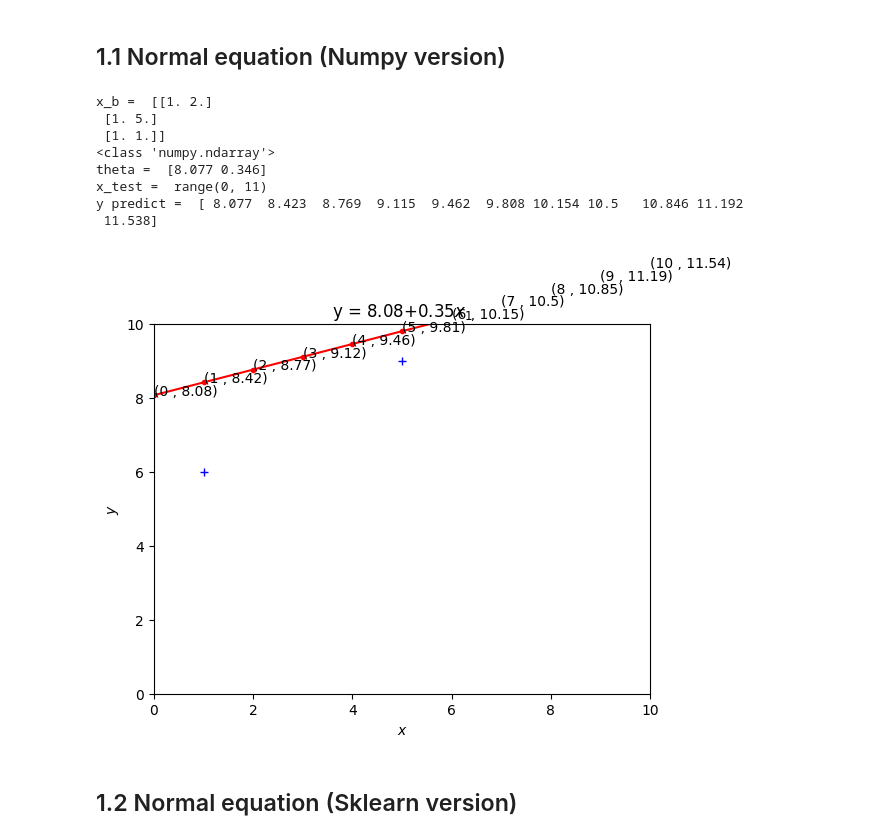
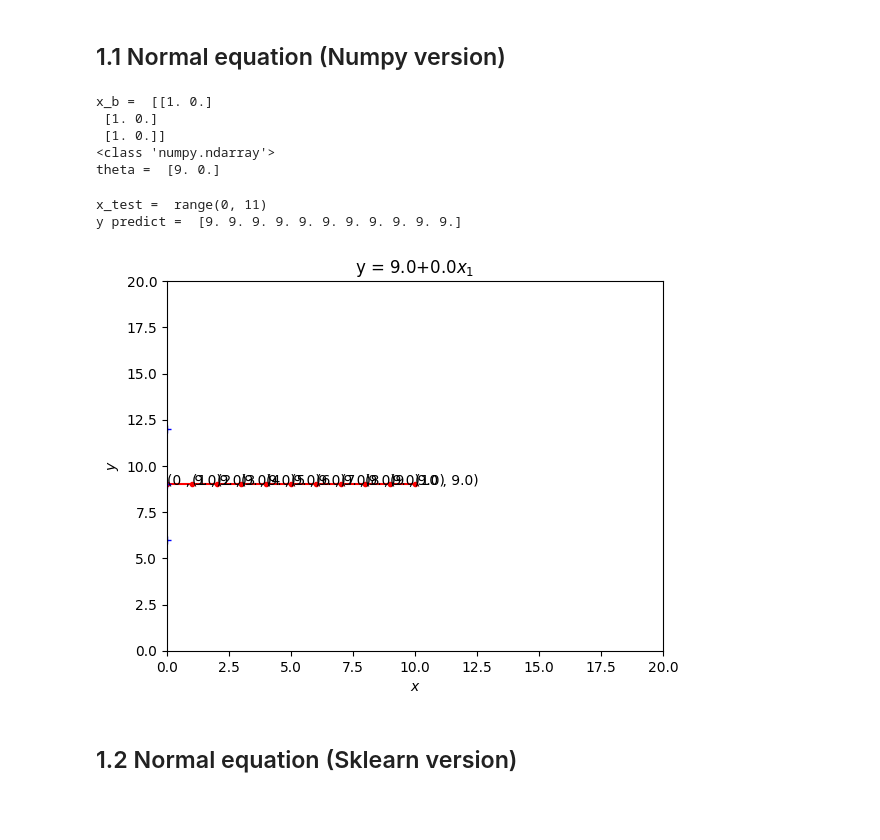
Before and after one commit to ekaratnida/Applied-machine-learning, a Jupyter notebook: Week02-LR/Lab2.ipynb, the cells around one changed output. Saved outputs shown, nothing was run; the diff lists cells and outputs as text; code cells hidden in the pictures; blank space fills up the shorter version.

```diff
--- a/Week02-LR/Lab2.ipynb
+++ b/Week02-LR/Lab2.ipynb
@@ -2,47 +2,47 @@
 <a href="https://colab.research.google.com/github/ekaratnida/Applied-machine-learning/blob/master/Week02-LR/Lab2.ipynb" target="_parent"><img src="https://colab.research.google.com/assets/colab-badge.svg" alt="Open In Colab"/></a>
 # %% [markdown]
 ## 1.1 Normal equation (Numpy version)
+# %%
+import numpy as np
+np.set_printoptions(precision=2)
+
+x = np.array([0,0,0])
+y = np.array([12,9,6])
+x_b = np.c_[np.ones((len(x),1)),x]
+print("x_b = ",x_b)
+
+#call inverse function from linear algebra module
+theta = np.linalg.pinv(x_b.T.dot(x_b)).dot(x_b.T).dot(y)
+print(type(theta))
+print("theta = ", theta)
+# %% [output]
+x_b =  [[1. 0.]
+ [1. 0.]
+ [1. 0.]]
+<class 'numpy.ndarray'>
+theta =  [9. 0.]
 # %%
-import numpy as np
-np.set_printoptions(precision=3)
-
-x = np.array([2,5,1])
-y = np.array([12,9,6])
-x_b = np.c_[np.ones((len(x),1)),x]
-print("x_b = ",x_b)
-
-#call inverse function from linear algebra module
-theta = np.linalg.pinv(x_b.T.dot(x_b)).dot(x_b.T).dot(y)
-print(type(theta))
-print("theta = ", theta)
-
 #prediction
 x_t = range(0,11)
 x_t_b = np.c_[np.ones((len(x_t),1)), x_t]
 y_p = x_t_b.dot(theta)
 print("x_test = ",x_t)
 print("y predict = ",y_p)
 
 import matplotlib.pyplot as plt
 plt.title("y = "+str(np.round(theta[0],2))+"+"+str(np.round(theta[1],2))+r"$x_1$")
 plt.plot(x_t, y_p,"r.-")
 plt.plot(x, y, "b+")
 for x,y in zip(x_t, y_p):
   plt.text( x ,y, f"({np.round(x,2)} , {np.round(y,2)})")
-plt.axis([0,10,0,10])
+plt.axis([0,20,0,20])
 plt.xlabel(r'$x$')
 plt.ylabel(r'$y$')
 plt.show()
 # %% [output]
-x_b =  [[1. 2.]
- [1. 5.]
- [1. 1.]]
-<class 'numpy.ndarray'>
-theta =  [8.077 0.346]
 x_test =  range(0, 11)
-y predict =  [ 8.077  8.423  8.769  9.115  9.462  9.808 10.154 10.5   10.846 11.192
- 11.538]
+y predict =  [9. 9. 9. 9. 9. 9. 9. 9. 9. 9. 9.]
-[figure, old version]
+[figure, new version]
 # %% [markdown]
 ## 1.2 Normal equation (Sklearn version)
 # %%
```
Also changed, not shown: parts of 4 cells of this notebook.
